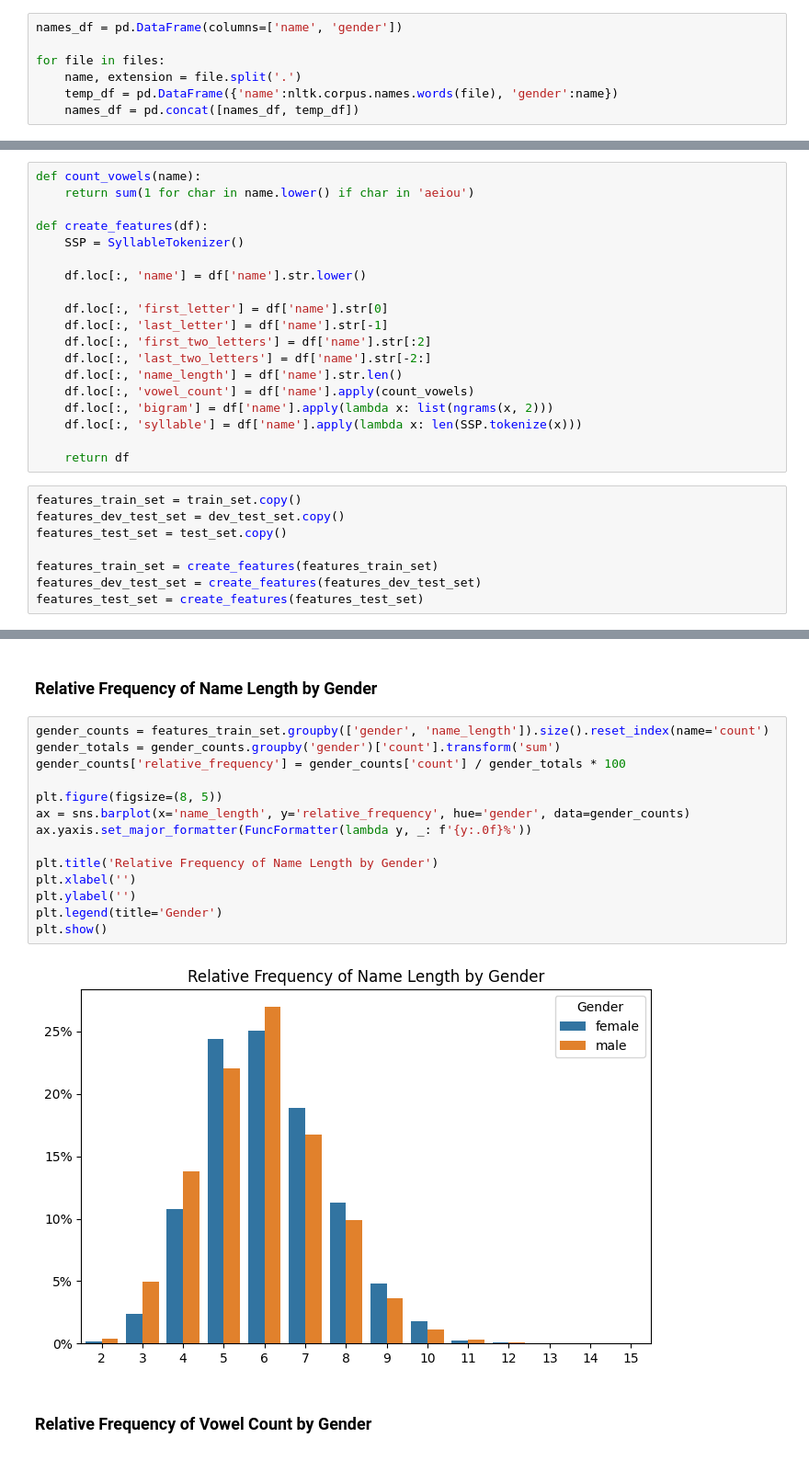
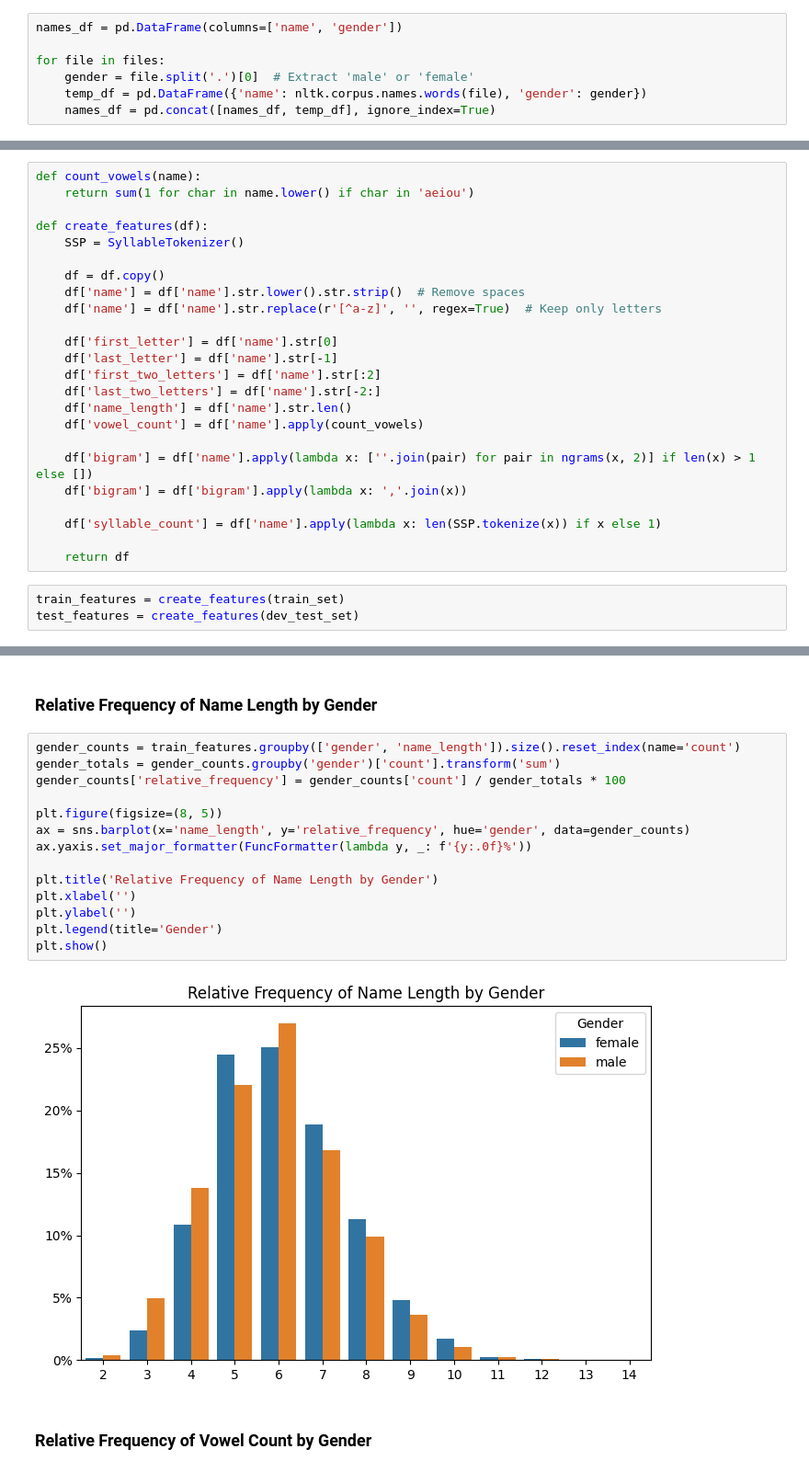
Before and after one commit to hellojohncruz/DATA-620, a Jupyter notebook: Project3/names.ipynb, the cells around one changed output, grey strips where cells are left out. Shown at 92% size. Saved outputs shown, nothing was run; the diff lists cells and outputs as text.

```diff
--- a/Project3/names.ipynb
+++ b/Project3/names.ipynb
@@ -39,9 +43,9 @@ files
 names_df = pd.DataFrame(columns=['name', 'gender'])
 
 for file in files:
-    name, extension = file.split('.')
-    temp_df = pd.DataFrame({'name':nltk.corpus.names.words(file), 'gender':name})
-    names_df = pd.concat([names_df, temp_df])
+    gender = file.split('.')[0]  # Extract 'male' or 'female'
+    temp_df = pd.DataFrame({'name': nltk.corpus.names.words(file), 'gender': gender})
+    names_df = pd.concat([names_df, temp_df], ignore_index=True)
 # %%
 names_df
 # %% [output]
@@ -110,24 +114,24 @@ def count_vowels(name):
 def create_features(df):
     SSP = SyllableTokenizer()
 
-    df.loc[:, 'name'] = df['name'].str.lower()
+    df = df.copy()
+    df['name'] = df['name'].str.lower().str.strip()  # Remove spaces
+    df['name'] = df['name'].str.replace(r'[^a-z]', '', regex=True)  # Keep only letters
 
-    df.loc[:, 'first_letter'] = df['name'].str[0]
-    df.loc[:, 'last_letter'] = df['name'].str[-1]
-    df.loc[:, 'first_two_letters'] = df['name'].str[:2]
-    df.loc[:, 'last_two_letters'] = df['name'].str[-2:]
-    df.loc[:, 'name_length'] = df['name'].str.len()
-    df.loc[:, 'vowel_count'] = df['name'].apply(count_vowels)
-    df.loc[:, 'bigram'] = df['name'].apply(lambda x: list(ngrams(x, 2)))
-    df.loc[:, 'syllable'] = df['name'].apply(lambda x: len(SSP.tokenize(x)))
+    df['first_letter'] = df['name'].str[0]
+    df['last_letter'] = df['name'].str[-1]
+    df['first_two_letters'] = df['name'].str[:2]
+    df['last_two_letters'] = df['name'].str[-2:]
+    df['name_length'] = df['name'].str.len()
+    df['vowel_count'] = df['name'].apply(count_vowels)
+
+    df['bigram'] = df['name'].apply(lambda x: [''.join(pair) for pair in ngrams(x, 2)] if len(x) > 1 else [])
+    df['bigram'] = df['bigram'].apply(lambda x: ','.join(x))
+
+    df['syllable_count'] = df['name'].apply(lambda x: len(SSP.tokenize(x)) if x else 1)
 
     return df
 # %%
-features_train_set = train_set.copy()
-features_dev_test_set = dev_test_set.copy()
-features_test_set = test_set.copy()
-
-features_train_set = create_features(features_train_set)
-features_dev_test_set = create_features(features_dev_test_set)
-features_test_set = create_features(features_test_set)
+train_features = create_features(train_set)
+test_features = create_features(dev_test_set)
 # %%
@@ -185,21 +189,21 @@ plt.show()
 # %% [markdown]
 ### Relative Frequency of Name Length by Gender
 # %%
-gender_counts = features_train_set.groupby(['gender', 'name_length']).size().reset_index(name='count')
+gender_counts = train_features.groupby(['gender', 'name_length']).size().reset_index(name='count')
 gender_totals = gender_counts.groupby('gender')['count'].transform('sum')
 gender_counts['relative_frequency'] = gender_counts['count'] / gender_totals * 100
 
 plt.figure(figsize=(8, 5))
 ax = sns.barplot(x='name_length', y='relative_frequency', hue='gender', data=gender_counts)
 ax.yaxis.set_major_formatter(FuncFormatter(lambda y, _: f'{y:.0f}%'))
 
 plt.title('Relative Frequency of Name Length by Gender')
 plt.xlabel('')
 plt.ylabel('')
 plt.legend(title='Gender')
 plt.show()
 # %% [output]
-[figure, old version]
+[figure, new version]
 # %% [markdown]
 ### Relative Frequency of Vowel Count by Gender
 # %%
```
Also changed, not shown: parts of 24 cells of this notebook.
